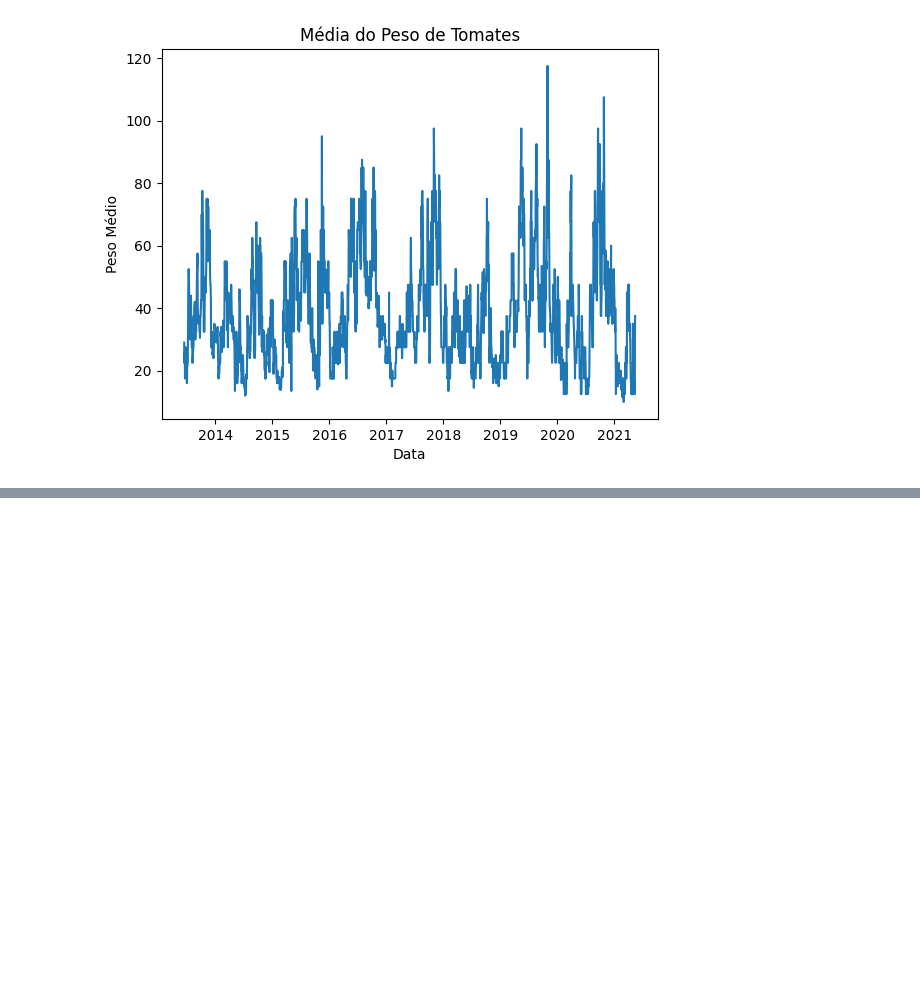
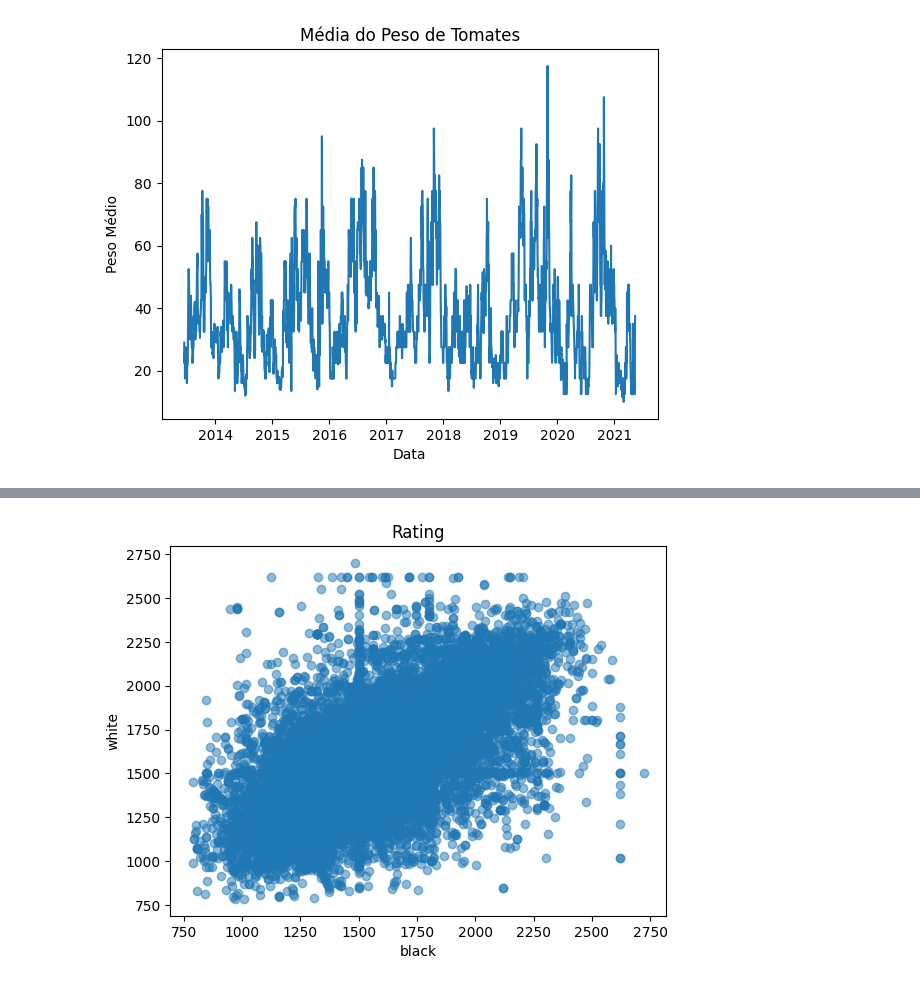
Before and after one commit to edupmon/fiap, a Jupyter notebook: pos-tech/data-analytics/fase-2/01-machine-learning-com-python/aula-1/primeiros-passos-ml.ipynb, the cells around one changed output, grey strips where cells are left out. Saved outputs shown, nothing was run; the diff lists cells and outputs as text; code cells hidden in the pictures; blank space fills up the shorter version.

```diff
--- a/pos-tech/data-analytics/fase-2/01-machine-learning-com-python/aula-1/primeiros-passos-ml.ipynb
+++ b/pos-tech/data-analytics/fase-2/01-machine-learning-com-python/aula-1/primeiros-passos-ml.ipynb
@@ -338,0 +348,8 @@ plt.show()
+# %%
+plt.scatter(df_excel['black_rating'], df_excel['white_rating'], alpha=0.5)
+plt.xlabel('black')
+plt.ylabel('white')
+plt.title('Rating')
+plt.show()
+# %% [output]
+[figure, added]
```
Also changed, not shown: parts of 4 cells of this notebook.
